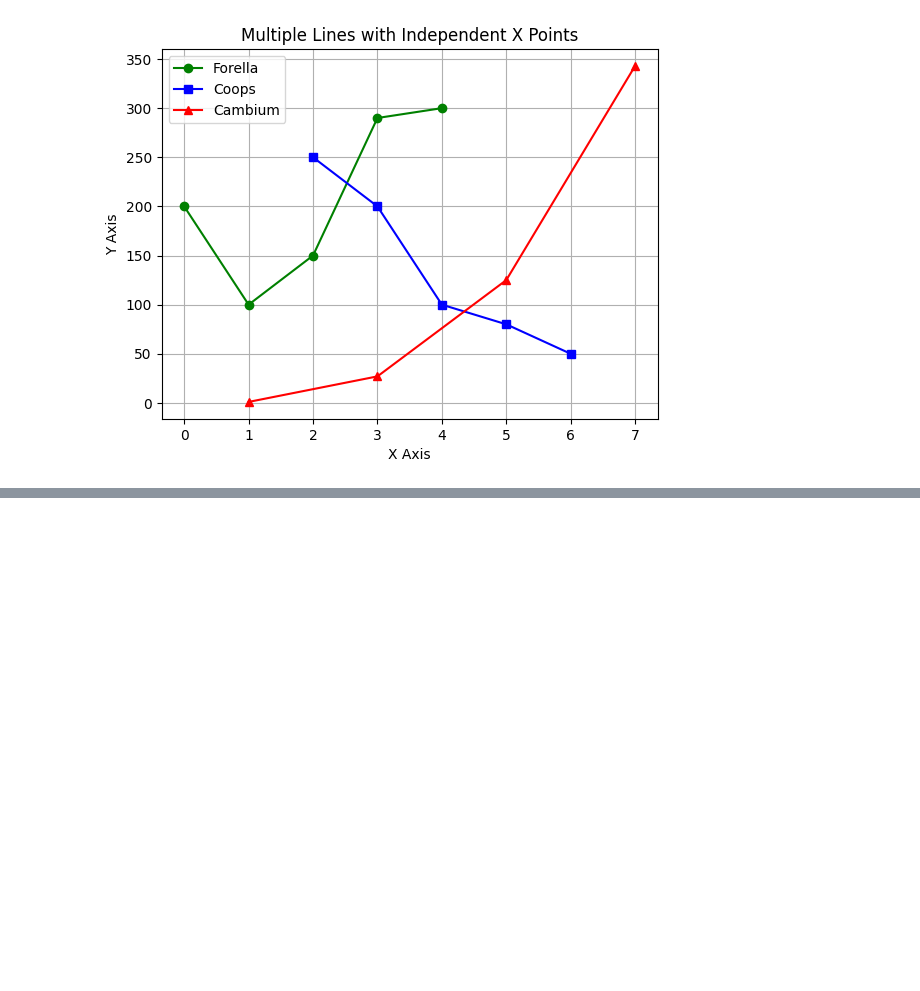
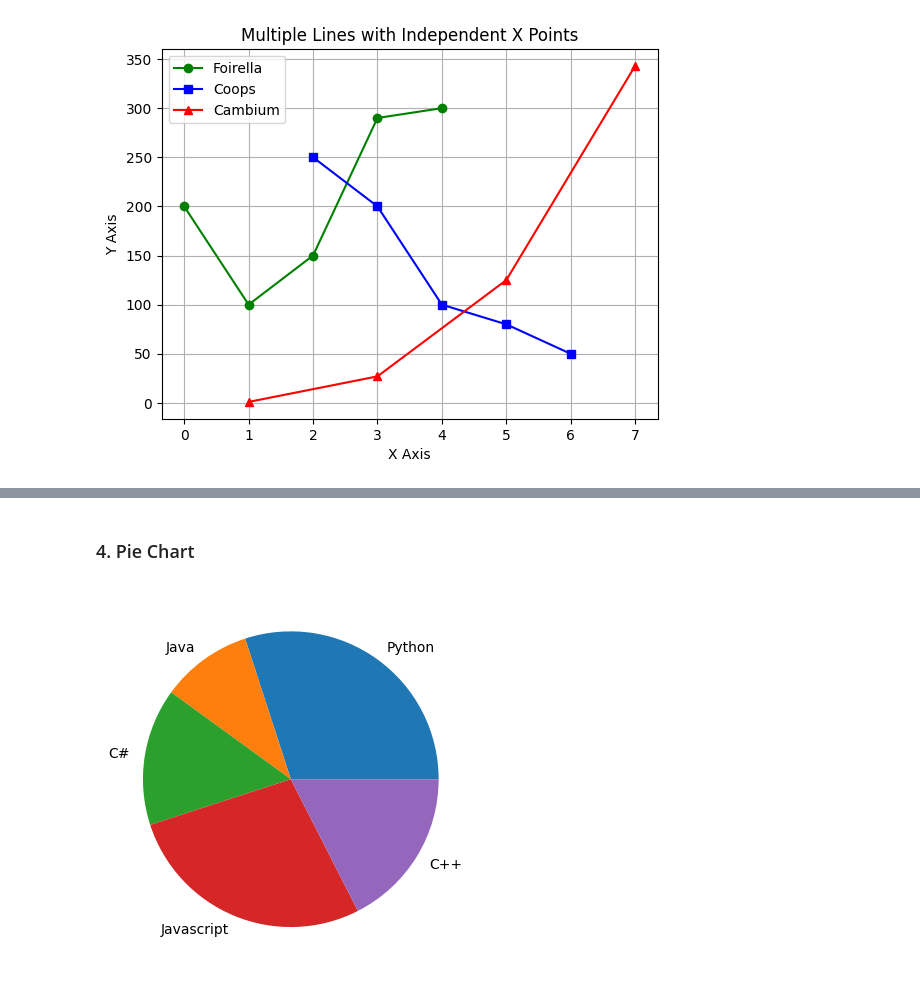
Before and after one commit to macc72/matplotlib_journey, a Jupyter notebook: MatplotlibStarter.ipynb, the cells around one changed output, grey strips where cells are left out. Cells and saved outputs as stored; diff of their text form; code cells hidden in the pictures; blank space fills up the shorter version.

```diff
--- a/MatplotlibStarter.ipynb
+++ b/MatplotlibStarter.ipynb
@@ -125,0 +140,12 @@ plt.show()
+# %% [markdown]
+### 4. Pie Chart
+# %%
+# simple values
+
+langs = ['Python', 'Java', 'C#', 'Javascript', 'C++']
+votes = [60, 20, 30, 55, 35]   # peoples favorite programming language
+
+plt.pie(votes, labels= langs)
+plt.show()
+# %% [output]
+[figure, added]
```
Also changed, not shown: parts of 15 cells of this notebook.
